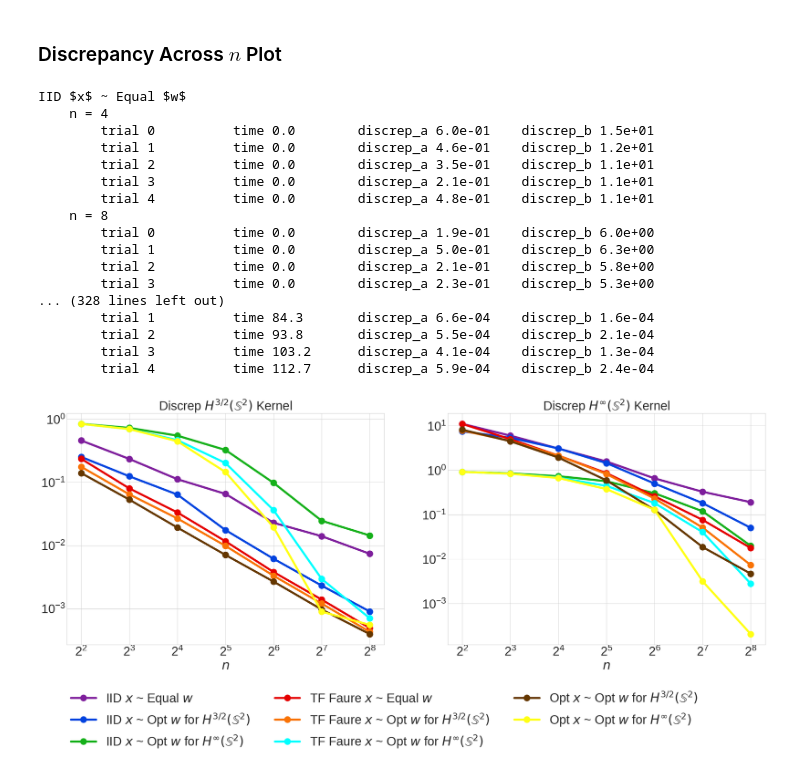
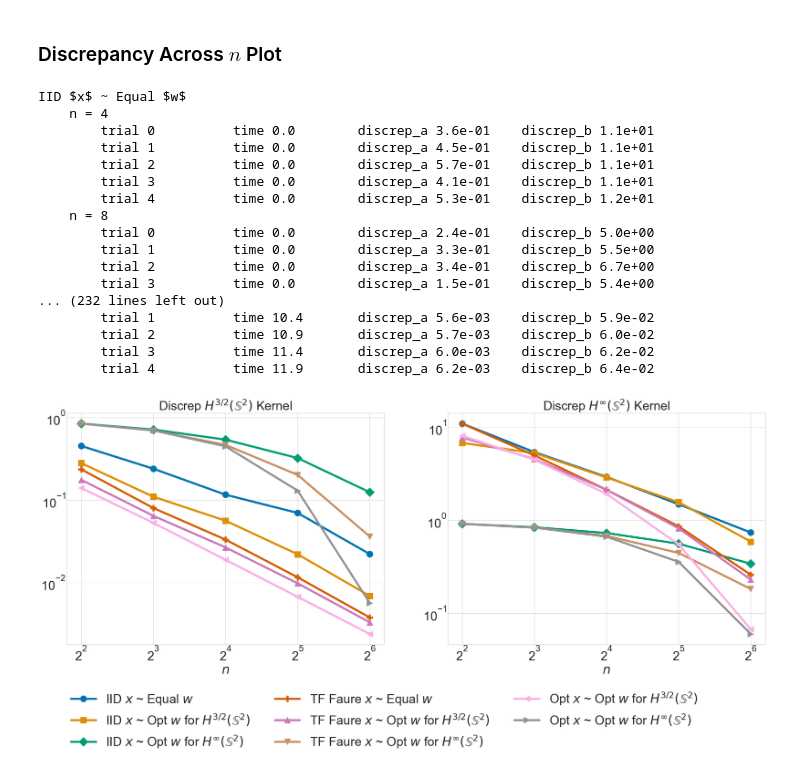
Before and after one commit to alegresor/rmatqmcpy, a Jupyter notebook: examples.ipynb, the cells around one changed output. Cells and saved outputs as stored; diff of their text form; code cells hidden in the pictures.

```diff
--- a/examples.ipynb
+++ b/examples.ipynb
@@ -173,38 +155,38 @@ def get_sphere_iid_x_equal_w(n, seed=None, verbose=True):
     x = unif_to_sphere(torch.rand(n,2,generator=rng,device=DEVICE)) # (n,3)
     w = torch.ones(n,device=DEVICE)/n
     return x,w
-def get_sphere_iid_x_opt_w_A(n, seed=None, verbose=True):
+def get_sphere_iid_x_opt_w_A(n, seed=None, verbose=None):
     rng = torch.Generator(device=DEVICE) if seed is None else torch.Generator(device=DEVICE).manual_seed(seed)
     x = unif_to_sphere(torch.rand(n,2,generator=rng,device=DEVICE)) # (n,3)
     w = opt_weights(x,kernel_sphere_a)
     return x,w
-def get_sphere_iid_x_opt_w_B(n, seed=None, verbose=True):
+def get_sphere_iid_x_opt_w_B(n, seed=None, verbose=None):
     rng = torch.Generator(device=DEVICE) if seed is None else torch.Generator(device=DEVICE).manual_seed(seed)
     x = unif_to_sphere(torch.rand(n,2,generator=rng,device=DEVICE)) # (n,3)
     w = opt_weights(x,kernel_sphere_b)
     return x,w
-def get_sphere_ldtf_x_equal_w(n, seed=None, verbose=True):
+def get_sphere_ldtf_x_equal_w(n, seed=None, verbose=None):
     x = unif_to_sphere(torch.from_numpy(qp.Faure(2,seed=seed,randomize="NUS",warn=False)(n)).to(DEVICE))  # (n,3)
     w = torch.ones(n,device=DEVICE)/n
     return x,w
-def get_sphere_ldtf_x_opt_w_A(n, seed=None, verbose=True):
+def get_sphere_ldtf_x_opt_w_A(n, seed=None, verbose=None):
     x = unif_to_sphere(torch.from_numpy(qp.Faure(2,seed=seed,randomize="NUS",warn=False)(n)).to(DEVICE))  # (n,3)
     w = opt_weights(x,kernel_sphere_a)
     return x,w
-def get_sphere_ldtf_x_opt_w_B(n, seed=None, verbose=True):
+def get_sphere_ldtf_x_opt_w_B(n, seed=None, verbose=None):
     x = unif_to_sphere(torch.from_numpy(qp.Faure(2,seed=seed,randomize="NUS",warn=False)(n)).to(DEVICE))  # (n,3)
     w = opt_weights(x,kernel_sphere_b)
     return x,w
-def get_sphere_opt_x_opt_w_A(n, seed=None, verbose=True):
+def get_sphere_opt_x_opt_w_A(n, seed=None, verbose=None):
     x,w = opt_points_weights(n,kernel_sphere_a,seed=seed,verbose=verbose)
     return x,w
-def get_sphere_opt_x_opt_w_B(n, seed=None, verbose=True):
+def get_sphere_opt_x_opt_w_B(n, seed=None, verbose=None):
     x,w = opt_points_weights(n,kernel_sphere_b,seed=seed,verbose=verbose)
     return x,w
 # %% [markdown]
 ### Fixed $n$ & Point-Weight plot
 # %%
-def get_spheres_fig_ax(nrows=1,ncols=1,showaxis=False,figwidth=PW,alpha=.3):
+def get_spheres_fig_ax(nrows=1,ncols=1,showaxis=False,figwidth=MPLP["PW"],alpha=.3):
     fig,ax = pyplot.subplots(nrows=nrows,ncols=ncols,figsize=(figwidth,figwidth/ncols*nrows),subplot_kw={"projection":"3d"})
     ax = np.atleast_1d(ax).reshape((nrows,ncols))
     phimesh,thetamesh = torch.meshgrid(torch.linspace(0,np.pi,100),torch.linspace(0,2*np.pi,100),indexing="ij")
@@ -287,7 +269,7 @@ sphere_funcs = [
     [r"Opt $x$ ~ Opt $w$ for $H^{3/2}(\mathbb{S}^2)$", get_sphere_opt_x_opt_w_A],
     [r"Opt $x$ ~ Opt $w$ for $H^\infty(\mathbb{S}^2)$", get_sphere_opt_x_opt_w_B],
 ]
-n = 2**torch.arange(2,9)
+n = 2**torch.arange(2,7)
 trials = 5
 seeds = [i for i in range(trials)]
 discreps_a = torch.empty((len(sphere_funcs),len(n),trials))
@@ -305,35 +287,35 @@ for i,(key,sphere_func) in enumerate(sphere_funcs):
 # %% [output]
 IID $x$ ~ Equal $w$
     n = 4
-        trial 0          time 0.0        discrep_a 6.0e-01    discrep_b 1.5e+01
-        trial 1          time 0.0        discrep_a 4.6e-01    discrep_b 1.2e+01
-        trial 2          time 0.0        discrep_a 3.5e-01    discrep_b 1.1e+01
-        trial 3          time 0.0        discrep_a 2.1e-01    discrep_b 1.1e+01
-        trial 4          time 0.0        discrep_a 4.8e-01    discrep_b 1.1e+01
+        trial 0          time 0.0        discrep_a 3.6e-01    discrep_b 1.1e+01
+        trial 1          time 0.0        discrep_a 4.5e-01    discrep_b 1.1e+01
+        trial 2          time 0.0        discrep_a 5.7e-01    discrep_b 1.1e+01
+        trial 3          time 0.0        discrep_a 4.1e-01    discrep_b 1.1e+01
+        trial 4          time 0.0        discrep_a 5.3e-01    discrep_b 1.2e+01
     n = 8
-        trial 0          time 0.0        discrep_a 1.9e-01    discrep_b 6.0e+00
-        trial 1          time 0.0        discrep_a 5.0e-01    discrep_b 6.3e+00
-        trial 2          time 0.0        discrep_a 2.1e-01    discrep_b 5.8e+00
-        trial 3          time 0.0        discrep_a 2.3e-01    discrep_b 5.3e+00
-... (328 lines left out)
-        trial 1          time 84.3       discrep_a 6.6e-04    discrep_b 1.6e-04
-        trial 2          time 93.8       discrep_a 5.5e-04    discrep_b 2.1e-04
-        trial 3          time 103.2      discrep_a 4.1e-04    discrep_b 1.3e-04
-        trial 4          time 112.7      discrep_a 5.9e-04    discrep_b 2.4e-04
+        trial 0          time 0.0        discrep_a 2.4e-01    discrep_b 5.0e+00
+        trial 1          time 0.0        discrep_a 3.3e-01    discrep_b 5.5e+00
+        trial 2          time 0.0        discrep_a 3.4e-01    discrep_b 6.7e+00
+        trial 3          time 0.0        discrep_a 1.5e-01    discrep_b 5.4e+00
+... (232 lines left out)
+        trial 1          time 10.4       discrep_a 5.6e-03    discrep_b 5.9e-02
+        trial 2          time 10.9       discrep_a 5.7e-03    discrep_b 6.0e-02
+        trial 3          time 11.4       discrep_a 6.0e-03    discrep_b 6.2e-02
+        trial 4          time 11.9       discrep_a 6.2e-03    discrep_b 6.4e-02
 # %%
-fig,ax = pyplot.subplots(nrows=1,ncols=2,figsize=(PW,PW/3),sharex=True,sharey=False)
+fig,ax = pyplot.subplots(nrows=1,ncols=2,figsize=(MPLP["PW"],MPLP["PW"]/3),sharex=True,sharey=False)
 for i,(key,sphere_func) in enumerate(sphere_funcs):
-    ax[0].plot(n,discreps_a[i].median(-1).values,"-o",color=COLORS[i],label=key)
-    ax[1].plot(n,discreps_b[i].median(-1).values,"-o",color=COLORS[i])
+    ax[0].plot(n,discreps_a[i].median(-1).values,color=MPLP["COLORS"][i],marker=MPLP["MARKERS"][i],label=key)
+    ax[1].plot(n,discreps_b[i].median(-1).values,color=MPLP["COLORS"][i],marker=MPLP["MARKERS"][i])
 ax[0].legend(frameon=False,ncols=3,loc="lower center",bbox_to_anchor=(1,-.5))
 ax[0].set_title(r"Discrep $H^{3/2}(\mathbb{S}^2)$ Kernel")
 ax[1].set_title(r"Discrep $H^\infty(\mathbb{S}^2)$ Kernel")
 for i in range(2):
     ax[i].set_yscale("log",base=10)
     ax[i].set_xscale("log",base=2)
     ax[i].set_xlabel(r"$n$")
 # %% [output]
-[figure, old version]
+[figure, new version]
 # %%
 discreps_a_df = pd.DataFrame(discreps_a.median(-1).values.T,columns=[name for (name,func) in sphere_funcs])
 discreps_a_df['n'] = n
```
Also changed, not shown: parts of 6 cells of this notebook.
